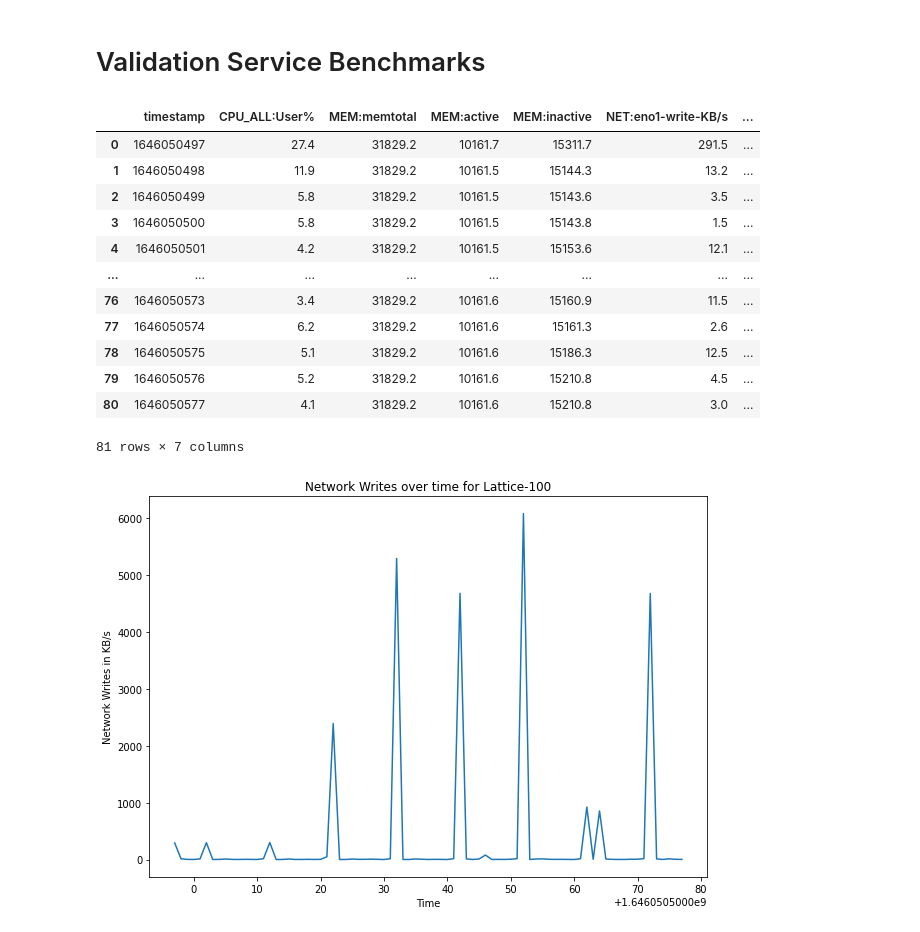
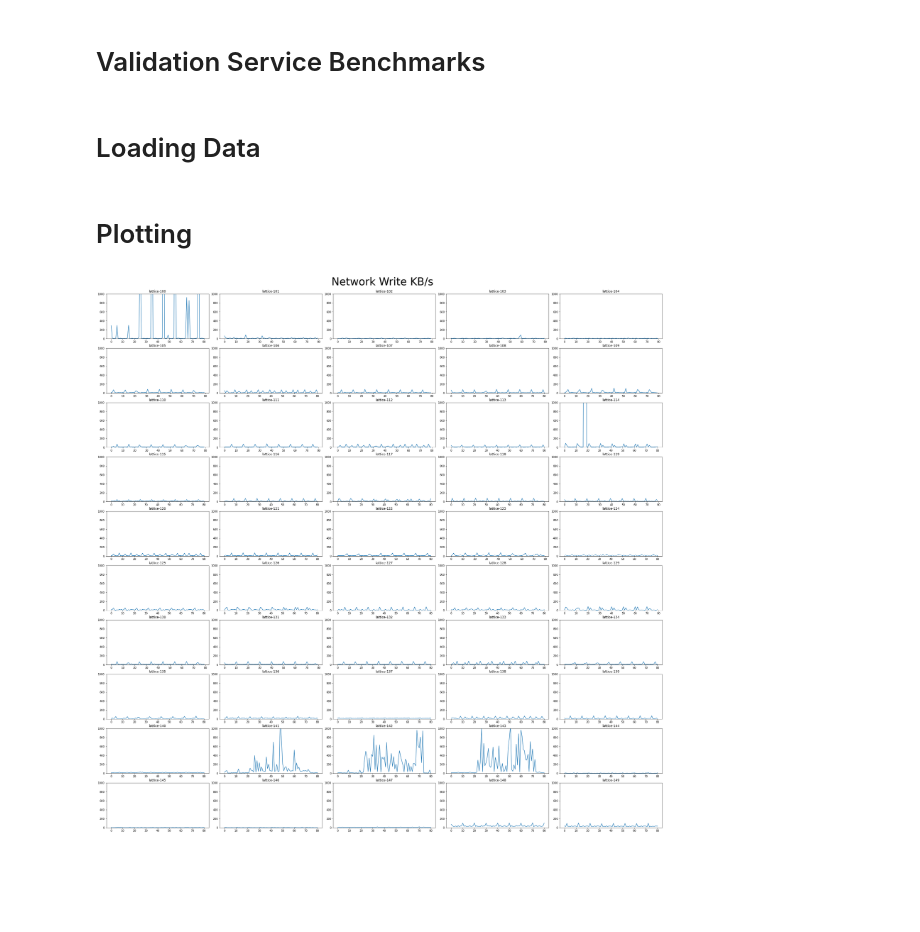
Before and after one commit to Project-Sustain/validation-service, a Jupyter notebook: benchmarks/benchmarks.ipynb, the cells around one changed output. Drawn from its saved outputs; the diff is of its cells as text; code cells hidden in the pictures; blank space fills up the shorter version.

Commit message:
Update plotting and data processing code

```diff
--- a/benchmarks/benchmarks.ipynb
+++ b/benchmarks/benchmarks.ipynb
@@ -7,28 +9,2 @@ import matplotlib.pyplot as plt
-# %%
-df = pd.read_csv("sh13rs_gisjoins_vs/0-lattice-100.nmon.csv", header=0)
-df
-# %% [output]
-|  | timestamp | CPU_ALL:User% | MEM:memtotal | MEM:active | MEM:inactive | NET:eno1-write-KB/s | ... |
-| 0 | 1646050497 | 27.4 | 31829.2 | 10161.7 | 15311.7 | 291.5 | ... |
-| 1 | 1646050498 | 11.9 | 31829.2 | 10161.5 | 15144.3 | 13.2 | ... |
-| 2 | 1646050499 | 5.8 | 31829.2 | 10161.5 | 15143.6 | 3.5 | ... |
-| 3 | 1646050500 | 5.8 | 31829.2 | 10161.5 | 15143.8 | 1.5 | ... |
-| 4 | 1646050501 | 4.2 | 31829.2 | 10161.5 | 15153.6 | 12.1 | ... |
-| ... | ... | ... | ... | ... | ... | ... | ... |
-| 76 | 1646050573 | 3.4 | 31829.2 | 10161.6 | 15160.9 | 11.5 | ... |
-| 77 | 1646050574 | 6.2 | 31829.2 | 10161.6 | 15161.3 | 2.6 | ... |
-| 78 | 1646050575 | 5.1 | 31829.2 | 10161.6 | 15186.3 | 12.5 | ... |
-| 79 | 1646050576 | 5.2 | 31829.2 | 10161.6 | 15210.8 | 4.5 | ... |
-| 80 | 1646050577 | 4.1 | 31829.2 | 10161.6 | 15210.8 | 3.0 | ... |
-81 rows × 7 columns
-# %%
-
-plt.figure(figsize=(10,7))   # Set the size of your plot. It will determine the relative size of all the labels.
-plt.plot(df['timestamp'], df['NET:eno1-write-KB/s'], label="Network Write, KB/s") # Plot a curve.
-#plt.plot(df['timestamp'], df['CPU_ALL:User%'], label="Network Write, KB/s") # Plot a curve.
-plt.xlabel("Time")
-plt.ylabel("Network Writes in KB/s")
-plt.title("Network Writes over time for Lattice-100")
-plt.show()
-# %% [output]
-[figure, removed]
+# %% [markdown]
+# Loading Data
@@ -34,0 +40,24 @@ plt.show()
+# %% [markdown]
+# Plotting
+# %%
+number_rows = 10
+number_cols = 5
+
+y_axis_limits = [0, 1000]
+
+fig, ax = plt.subplots(nrows=number_rows, ncols=number_cols, figsize=(30, 30))
+fig.tight_layout(h_pad=1.7)
+fig.suptitle(metric_name, fontsize=40)
+
+index = 0
+for i in range(number_rows):
+    for j in range(number_cols):
+        ax[i,j].set_ylim(y_axis_limits)
+        ax[i,j].plot(dataframes[index], label=f"Machine {index}")
+        ax[i,j].set_title(f"lattice-{100+index}")
+        index += 1
+
+plt.subplots_adjust(top=0.95)
+plt.show()
+# %% [output]
+[figure, added]
```
Also changed, not shown: parts of 2 cells of this notebook.
